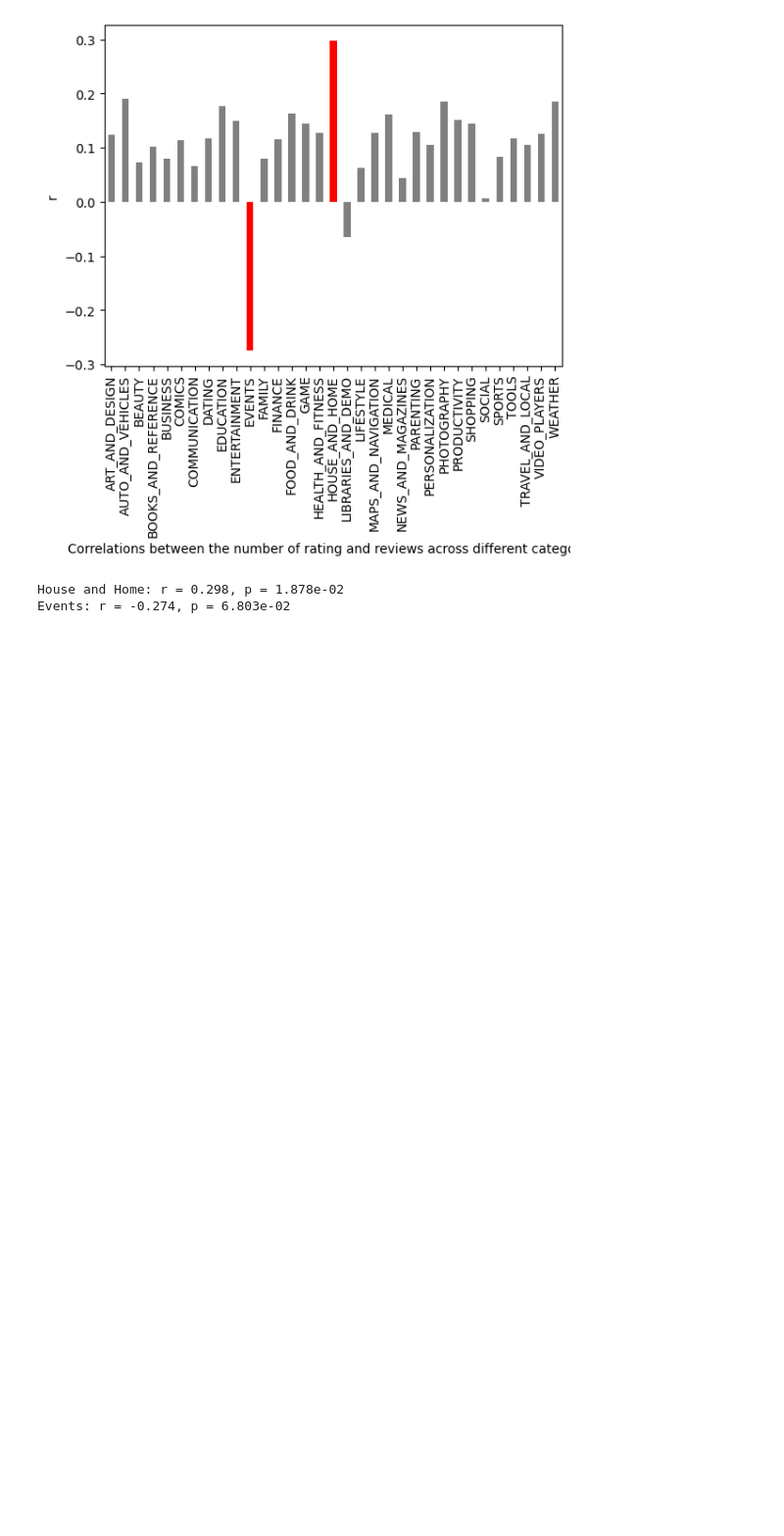
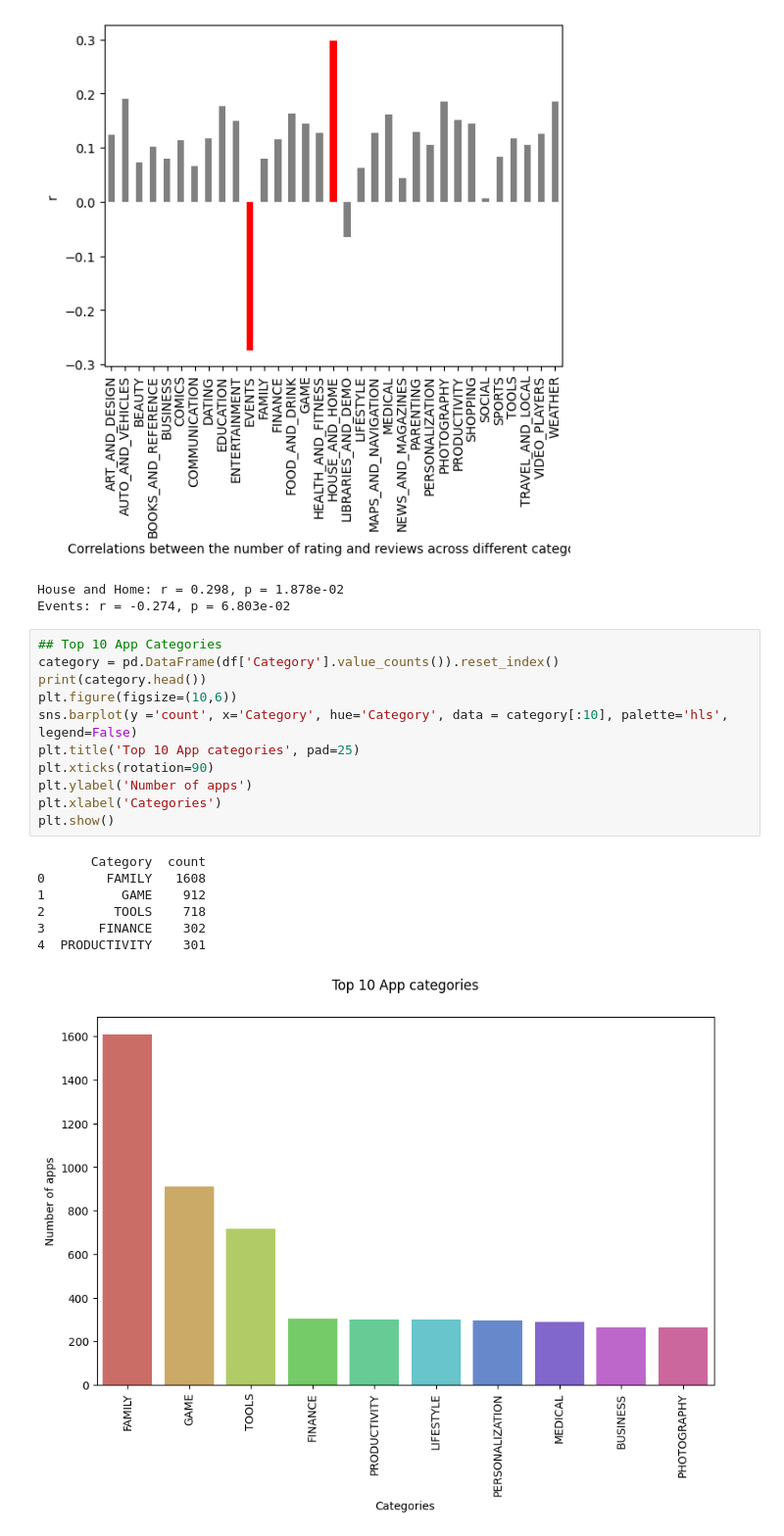
Before and after one commit to orinizri/google-play-store-EDA, a Jupyter notebook: google_playstore_eda.ipynb, the cells around one changed output. Shown at 98% size. Cells and saved outputs as stored; diff of their text form; blank space fills up the shorter version.

Commit message:
count number of apps across categories

```diff
--- a/google_playstore_eda.ipynb
+++ b/google_playstore_eda.ipynb
@@ -215,3 +215,22 @@ significance: 6.050594023652058e-07
 [figure]
 House and Home: r = 0.298, p = 1.878e-02
 Events: r = -0.274, p = 6.803e-02
+# %%
+## Top 10 App Categories
+category = pd.DataFrame(df['Category'].value_counts()).reset_index()
+print(category.head())
+plt.figure(figsize=(10,6))
+sns.barplot(y ='count', x='Category', hue='Category', data = category[:10], palette='hls', legend=False)
+plt.title('Top 10 App categories', pad=25)
+plt.xticks(rotation=90)
+plt.ylabel('Number of apps')
+plt.xlabel('Categories')
+plt.show()
+# %% [output]
+       Category  count
+0        FAMILY   1608
+1          GAME    912
+2         TOOLS    718
+3       FINANCE    302
+4  PRODUCTIVITY    301
+[figure, added]
```
